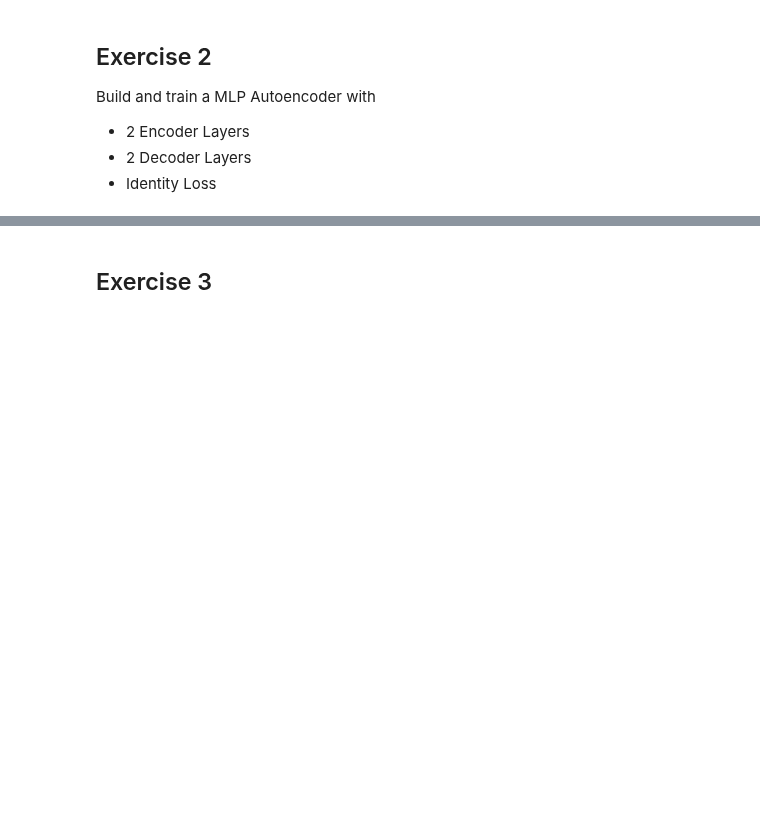
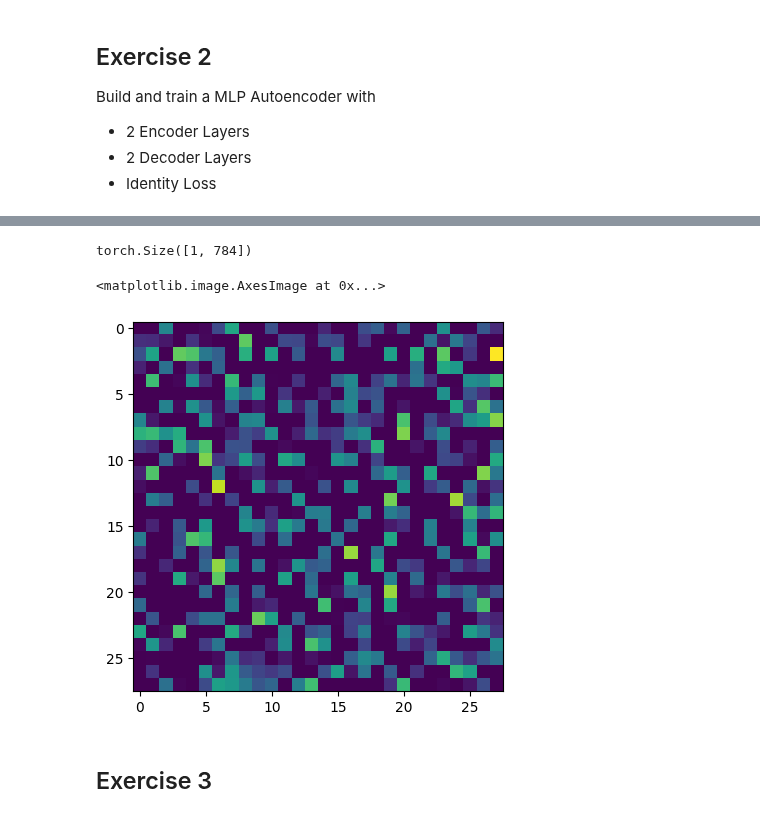
Before and after one commit to MrEwdew/DeepLearning25, a Jupyter notebook: week_8/Assignment_AE_MNIST.ipynb, the cells around one changed output, grey strips where cells are left out. Cells and saved outputs as stored; diff of their text form; code cells hidden in the pictures; blank space fills up the shorter version.

```diff
--- a/week_8/Assignment_AE_MNIST.ipynb
+++ b/week_8/Assignment_AE_MNIST.ipynb
@@ -118,0 +60,26 @@ class MLP(torch.nn.Module):
+# %%
+
+#from torch.nn.functional import relu
+
+class AE(torch.nn.Module):
+
+    def __init__(self):
+        super().__init__()
+
+        self.encoden_hidden_layer = torch.nn.Linear(28*28,28*7)
+        self.encoden_output_layer = torch.nn.Linear(28*7,28*7)
+
+        self.decoder_hidden_layer = torch.nn.Linear(28*7,28*7)
+        self.decoder_output_layer = torch.nn.Linear(28*7,28*28)
+
+    def forward(self, x):
+        x = x.reshape(x.size(0), -1)
+        activation = self.encoden_hidden_layer(x)
+        activation = torch.relu(activation)
+        code = self.encoden_output_layer(activation)
+        code = torch.relu(code)
+        activation = self.decoder_hidden_layer(code)
+        activation = torch.relu(activation)
+        activation = self.decoder_output_layer(activation)
+        reconstructed = torch.relu(activation)
+        return reconstructed
@@ -118,0 +92,6 @@ class MLP(torch.nn.Module):
+# %%
+mlp = AE()
+mlp.to(device) # transfer model to GPU
+mlp.train()    # set to train mode
+criterion = torch.nn.CrossEntropyLoss()
+optimizer = torch.optim.SGD(mlp.parameters(), lr = 0.003, momentum=0.9)
@@ -119,3 +103,19 @@ class MLP(torch.nn.Module):
+# %%
+mlp(train[0][0]).shape
+# %% [output]
+torch.Size([1, 784])
+# %%
+test_img = mlp(train[0][0])
+
+
+transform_test = v2.Compose([
+    v2.ToDtype(torch.float32, scale=True)
+])
+
+plt.imshow(transform_test(test_img.resize(28,28)).detach().numpy())
+# %% [output]
+<matplotlib.image.AxesImage at 0x...>
+[figure, added]
 # %% [markdown]
 ## Exercise 3
 # %% [markdown]
```
Also changed, not shown: parts of 7 cells of this notebook.
